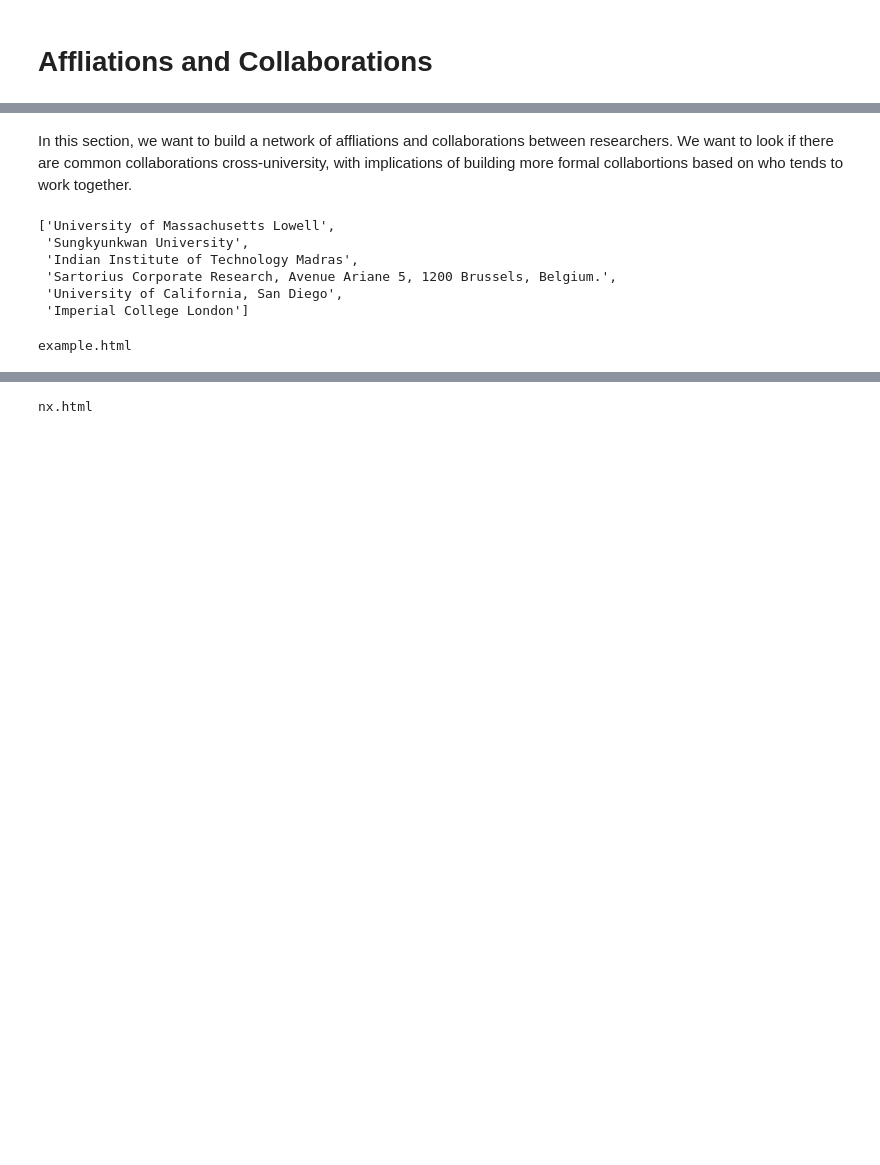
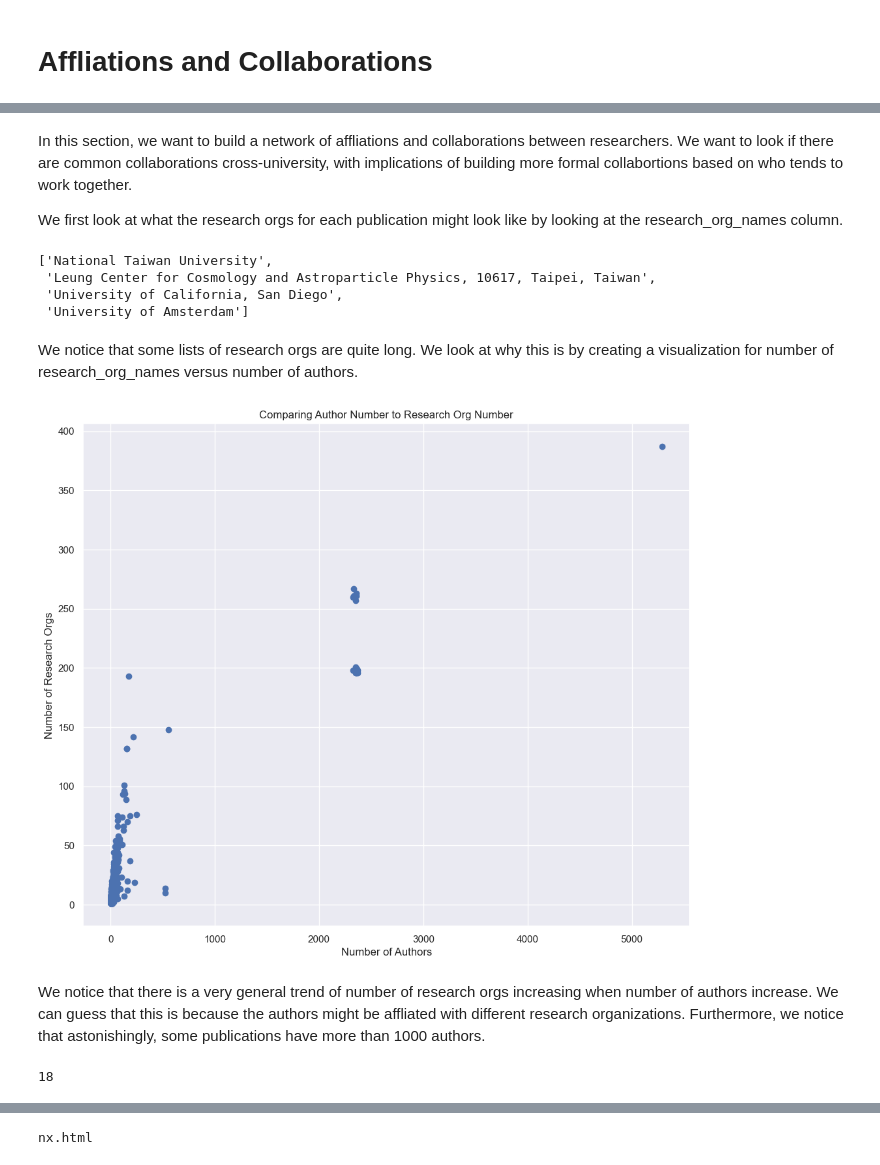
Before and after one commit to stephlabou/DGL_dimensions, a Jupyter notebook: Dimensions.ipynb, the cells around one changed output, grey strips where cells are left out. Saved outputs shown, nothing was run; the diff lists cells and outputs as text; code cells hidden in the pictures; blank space fills up the shorter version.

```diff
--- a/Dimensions.ipynb
+++ b/Dimensions.ipynb
@@ -190,18 +239,27 @@ At UCSD, where are people publishing datasets?
 # %% [markdown]
 In this section, we want to build a network of affliations and collaborations between researchers. We want to look if there are common collaborations cross-university, with implications of building more formal collabortions based on who tends to work together.
+
+We first look at what the research orgs for each publication might look like by looking at the research_org_names column.
-# %%
-ls
-# %% [output]
-['University of Massachusetts Lowell',
- 'Sungkyunkwan University',
- 'Indian Institute of Technology Madras',
- 'Sartorius Corporate Research, Avenue Ariane 5, 1200 Brussels, Belgium.',
- 'University of California, San Diego',
- 'Imperial College London']
-# %%
-from pyvis.network import Network
-
-got_net = Network(height="750px", width="100%", bgcolor="#222222", font_color="white")
-got_net.show('example.html', notebook=False)
-# %% [output]
-example.html
+# %%
+pubs.loc[1]['research_org_names']
+# %% [output]
+['National Taiwan University',
+ 'Leung Center for Cosmology and Astroparticle Physics, 10617, Taipei, Taiwan',
+ 'University of California, San Diego',
+ 'University of Amsterdam']
+# %% [markdown]
+We notice that some lists of research orgs are quite long. We look at why this is by creating a visualization for number of research_org_names versus number of authors.
+# %%
+plt.scatter(pubs['authors_count'], pubs['research_org_names'].apply(lambda ls : len(ls)))
+plt.xlabel('Number of Authors')
+plt.ylabel('Number of Research Orgs')
+plt.title('Comparing Author Number to Research Org Number')
+plt.show()
+# %% [output]
+[figure, added]
+# %% [markdown]
+We notice that there is a very general trend of number of research orgs increasing when number of authors increase. We can guess that this is because the authors might be affliated with different research organizations. Furthermore, we notice that astonishingly, some publications have more than 1000 authors.
+# %%
+len(pubs[pubs['authors_count'] > 1000])
+# %% [output]
+18
```
Also changed, not shown: parts of 27 cells of this notebook, 2 other files.
